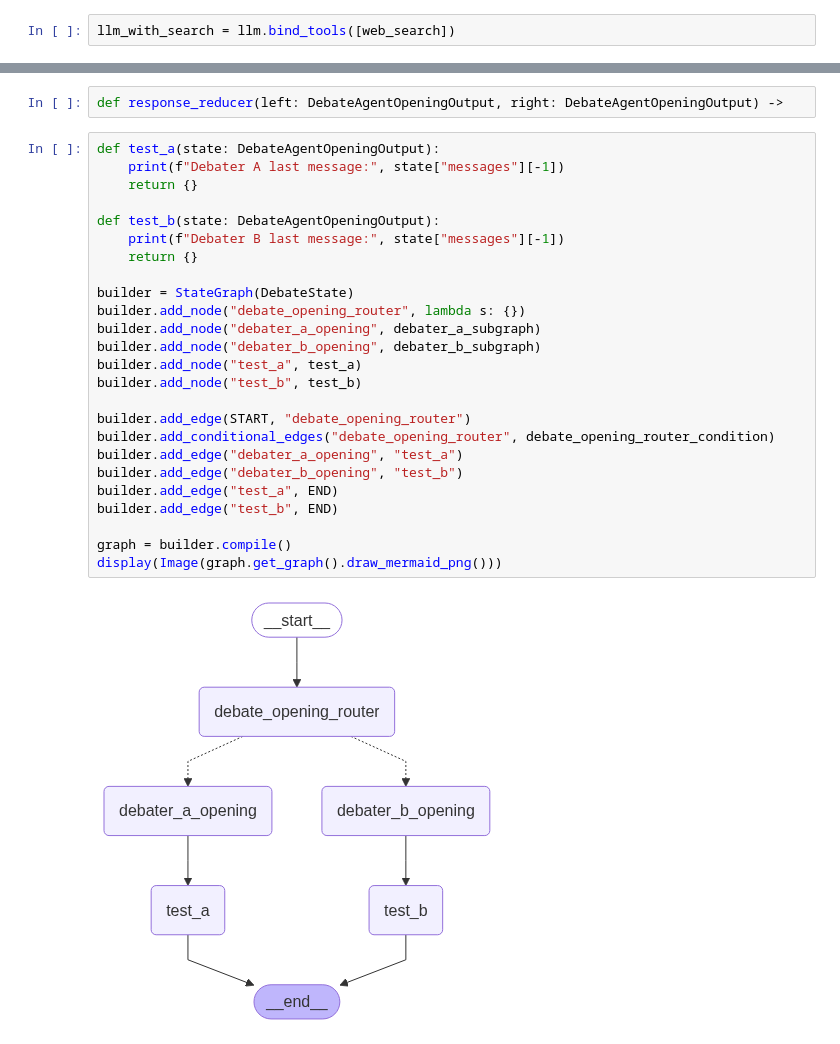
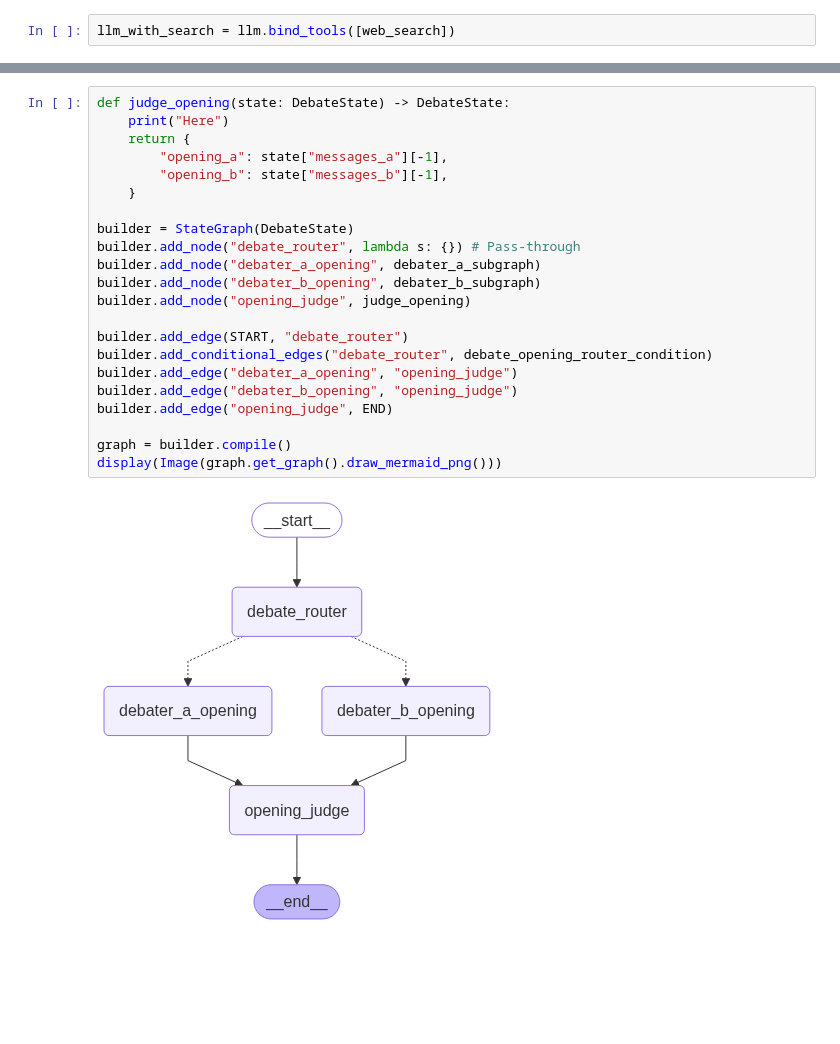
Before and after one commit to YashSax/DebateSimulator, a Jupyter notebook: debating.ipynb, the cells around one changed output, grey strips where cells are left out. Drawn from its saved outputs; the diff is of its cells as text; blank space fills up the shorter version.

```diff
--- a/debating.ipynb
+++ b/debating.ipynb
@@ -215,32 +200,27 @@ display(Image(debater_subgraph.get_graph().draw_mermaid_png()))
-# %%
-def response_reducer(left: DebateAgentOpeningOutput, right: DebateAgentOpeningOutput) ->
-# %%
-def test_a(state: DebateAgentOpeningOutput):
-    print(f"Debater A last message:", state["messages"][-1])
-    return {}
-
-def test_b(state: DebateAgentOpeningOutput):
-    print(f"Debater B last message:", state["messages"][-1])
-    return {}
-
-builder = StateGraph(DebateState)
-builder.add_node("debate_opening_router", lambda s: {})
-builder.add_node("debater_a_opening", debater_a_subgraph)
-builder.add_node("debater_b_opening", debater_b_subgraph)
-builder.add_node("test_a", test_a)
-builder.add_node("test_b", test_b)
-
-builder.add_edge(START, "debate_opening_router")
-builder.add_conditional_edges("debate_opening_router", debate_opening_router_condition)
-builder.add_edge("debater_a_opening", "test_a")
-builder.add_edge("debater_b_opening", "test_b")
-builder.add_edge("test_a", END)
-builder.add_edge("test_b", END)
-
-graph = builder.compile()
-display(Image(graph.get_graph().draw_mermaid_png()))
-# %% [output]
-[figure, removed]
+# %%
+def judge_opening(state: DebateState) -> DebateState:
+    print("Here")
+    return {
+        "opening_a": state["messages_a"][-1],
+        "opening_b": state["messages_b"][-1],
+    }
+
+builder = StateGraph(DebateState)
+builder.add_node("debate_router", lambda s: {}) # Pass-through
+builder.add_node("debater_a_opening", debater_a_subgraph)
+builder.add_node("debater_b_opening", debater_b_subgraph)
+builder.add_node("opening_judge", judge_opening)
+
+builder.add_edge(START, "debate_router")
+builder.add_conditional_edges("debate_router", debate_opening_router_condition)
+builder.add_edge("debater_a_opening", "opening_judge")
+builder.add_edge("debater_b_opening", "opening_judge")
+builder.add_edge("opening_judge", END)
+
+graph = builder.compile()
+display(Image(graph.get_graph().draw_mermaid_png()))
+# %% [output]
+[figure, added]
 # %%
 example_input = {
     "issue": "Should Western countries continue providing military aid to Ukraine in its conflict with Russia?",
```
Also changed, not shown: parts of 16 cells of this notebook, 1 other file.
